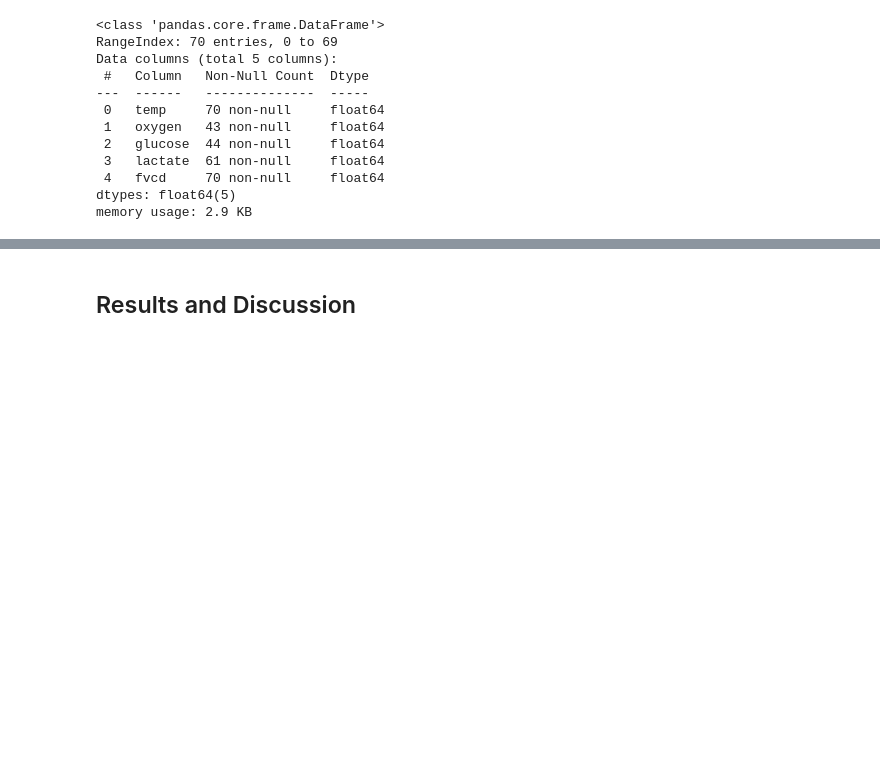
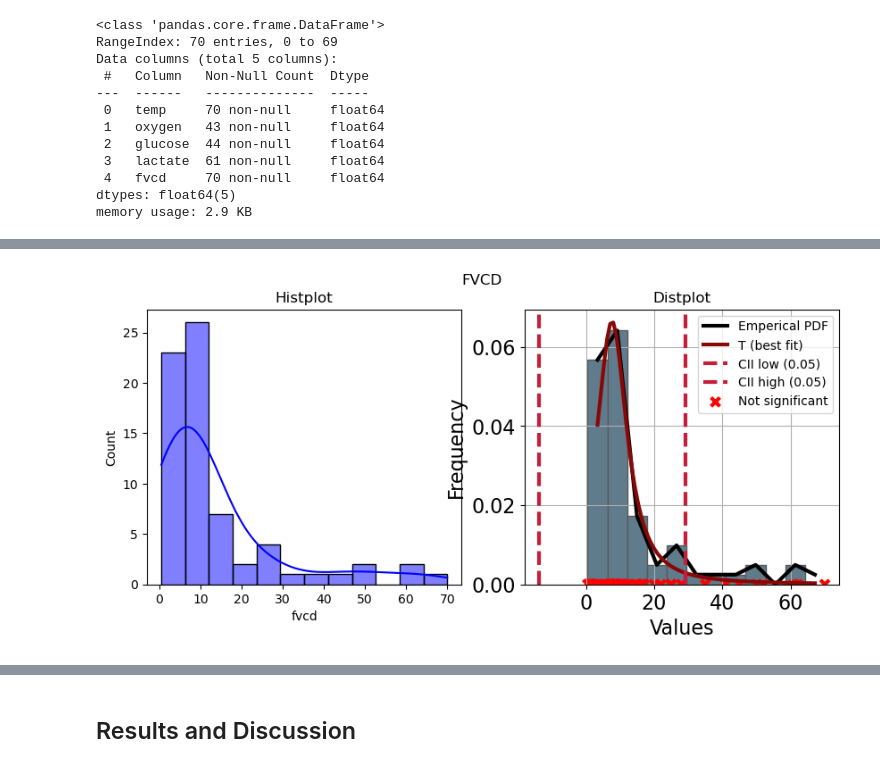
Before and after one commit to nurbujang/1progdaw23, a Jupyter notebook: project1.ipynb, the cells around one changed output, grey strips where cells are left out. Cells and saved outputs as stored; diff of their text form; code cells hidden in the pictures; blank space fills up the shorter version.

```diff
--- a/project1.ipynb
+++ b/project1.ipynb
@@ -249 +338,19 @@ dist.plot() # Plot the best fitted distribution (y is included if prediction is
+# %%
+# For fvcd:
+
+fig, axs = plt.subplots(1, 2, figsize=[10, 4])
+fig.suptitle('FVCD')
+
+sns.histplot(df['fvcd'],
+             kde=True, color='blue', label='Data',
+             ax=axs[0]
+             )
+
+#dists['temp']['fit'].plot(ax=axs[0])
+axs[0].set_title('Histplot')
+
+dists['fvcd']['fit'].plot(ax=axs[1])
+axs[1].set_title('Distplot');
+# %% [output]
+[figure, added]
 # %% [markdown]
```
Also changed, not shown: parts of 23 cells of this notebook.
